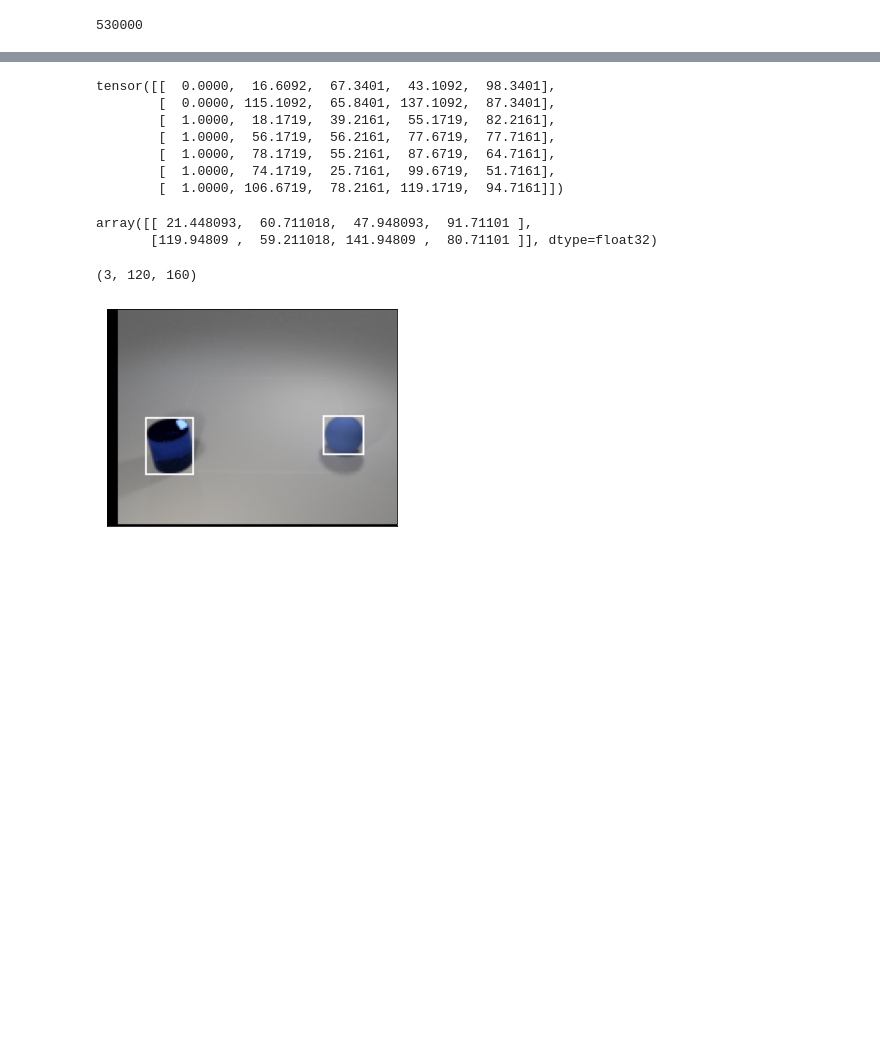
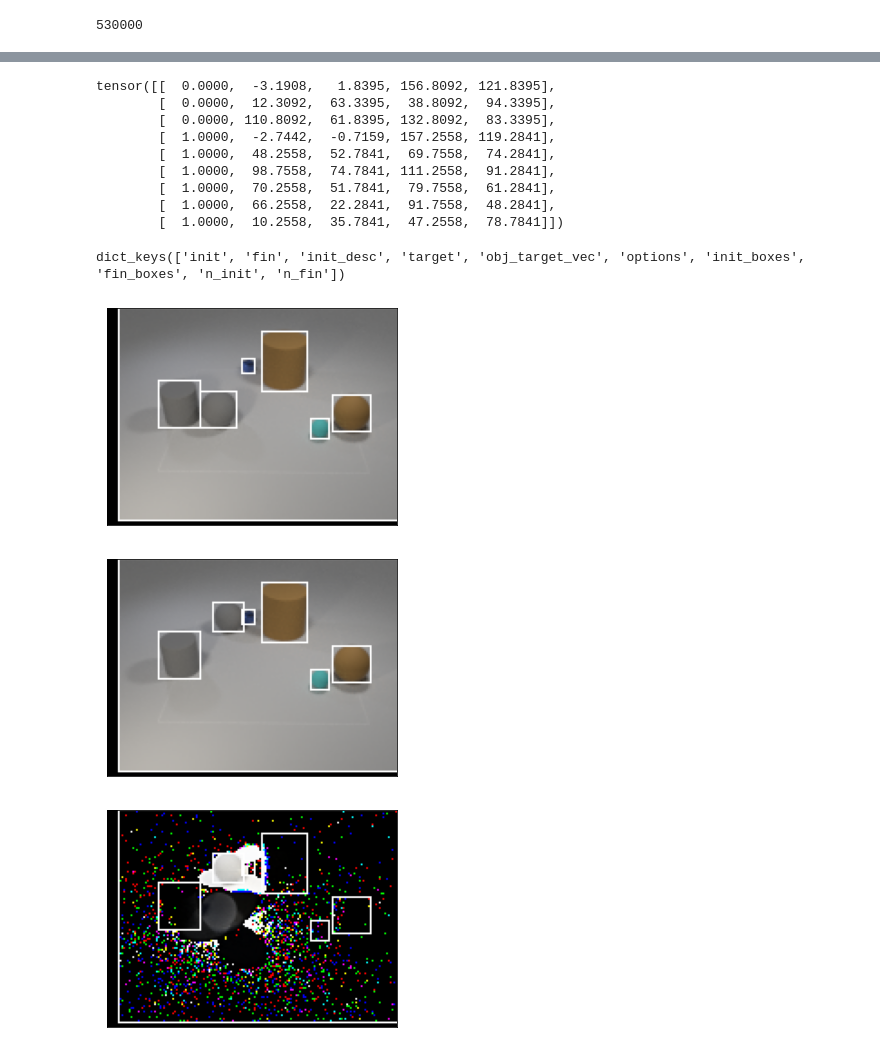
Before and after one commit to hughplay/tvr_extend, a Jupyter notebook: notebook/mask-rcnn.ipynb, the cells around one changed output, grey strips where cells are left out. Cells and saved outputs as stored; diff of their text form; code cells hidden in the pictures; blank space fills up the shorter version.

```diff
--- a/notebook/mask-rcnn.ipynb
+++ b/notebook/mask-rcnn.ipynb
@@ -193,4 +220,4 @@ split='train'
 values_json='../data/gen_src/resource/values.json'
 properties_json='../data/gen_src/resource/properties.json'
 # %%
-basic = Basic(data_root=data_root, split='train', values_json=values_json, properties_json=properties_json, use_box=False, img_aug=True)
+basic = Basic(data_root=data_root, split='train', values_json=values_json, properties_json=properties_json, use_box=True, img_aug=True)
@@ -224,24 +224,26 @@ from torchvision.ops._utils import convert_boxes_to_roi_format
 # %%
 convert_boxes_to_roi_format([torch.as_tensor(basic[0]['init_boxes']), torch.as_tensor(basic[1]['init_boxes'])])
 # %% [output]
-tensor([[  0.0000,  16.6092,  67.3401,  43.1092,  98.3401],
-        [  0.0000, 115.1092,  65.8401, 137.1092,  87.3401],
-        [  1.0000,  18.1719,  39.2161,  55.1719,  82.2161],
-        [  1.0000,  56.1719,  56.2161,  77.6719,  77.7161],
-        [  1.0000,  78.1719,  55.2161,  87.6719,  64.7161],
-        [  1.0000,  74.1719,  25.7161,  99.6719,  51.7161],
-        [  1.0000, 106.6719,  78.2161, 119.1719,  94.7161]])
+tensor([[  0.0000,  -3.1908,   1.8395, 156.8092, 121.8395],
+        [  0.0000,  12.3092,  63.3395,  38.8092,  94.3395],
+        [  0.0000, 110.8092,  61.8395, 132.8092,  83.3395],
+        [  1.0000,  -2.7442,  -0.7159, 157.2558, 119.2841],
+        [  1.0000,  48.2558,  52.7841,  69.7558,  74.2841],
+        [  1.0000,  98.7558,  74.7841, 111.2558,  91.2841],
+        [  1.0000,  70.2558,  51.7841,  79.7558,  61.2841],
+        [  1.0000,  66.2558,  22.2841,  91.7558,  48.2841],
+        [  1.0000,  10.2558,  35.7841,  47.2558,  78.7841]])
-# %%
-sample['init_boxes']
-# %% [output]
-array([[ 21.448093,  60.711018,  47.948093,  91.71101 ],
-       [119.94809 ,  59.211018, 141.94809 ,  80.71101 ]], dtype=float32)
-# %%
-sample['init'].shape
-# %% [output]
-(3, 120, 160)
-# %%
-boxes = draw_bounding_boxes(torch.tensor(sample['init']), torch.tensor(sample['init_boxes']))
-show(boxes)
-# %% [output]
-[figure, removed]
+# %%
+sample = basic[100]
+print(sample.keys())
+boxes = draw_bounding_boxes(torch.tensor(sample['init']), torch.tensor(sample['init_boxes']))
+show(boxes)
+boxes = draw_bounding_boxes(torch.tensor(sample['fin']), torch.tensor(sample['fin_boxes']))
+show(boxes)
+boxes = draw_bounding_boxes(torch.tensor(sample['fin']) - torch.tensor(sample['init']), torch.tensor(sample['fin_boxes']))
+show(boxes)
+# %% [output]
+dict_keys(['init', 'fin', 'init_desc', 'target', 'obj_target_vec', 'options', 'init_boxes', 'fin_boxes', 'n_init', 'n_fin'])
+[figure, added]
+[figure, added]
+[figure, added]
```
Also changed, not shown: parts of 42 cells of this notebook, 21 other files.
